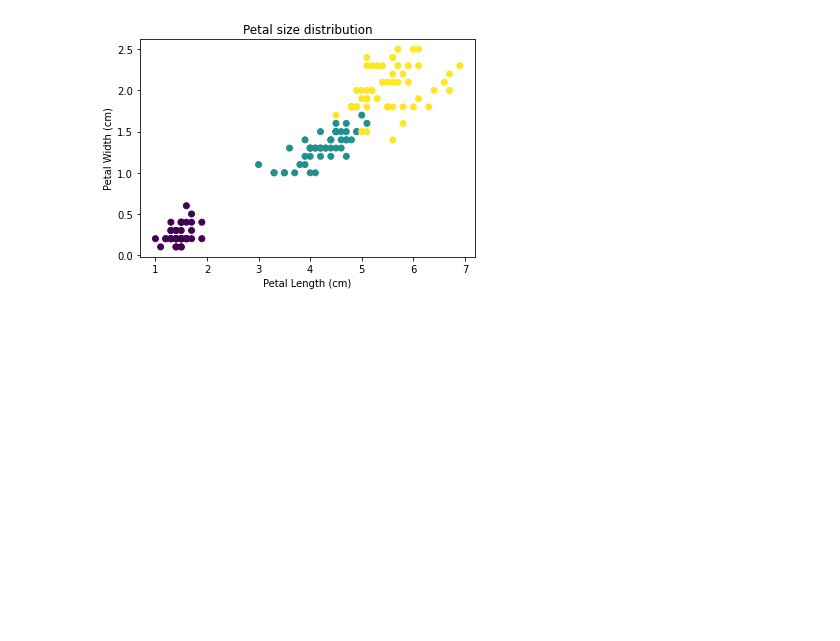
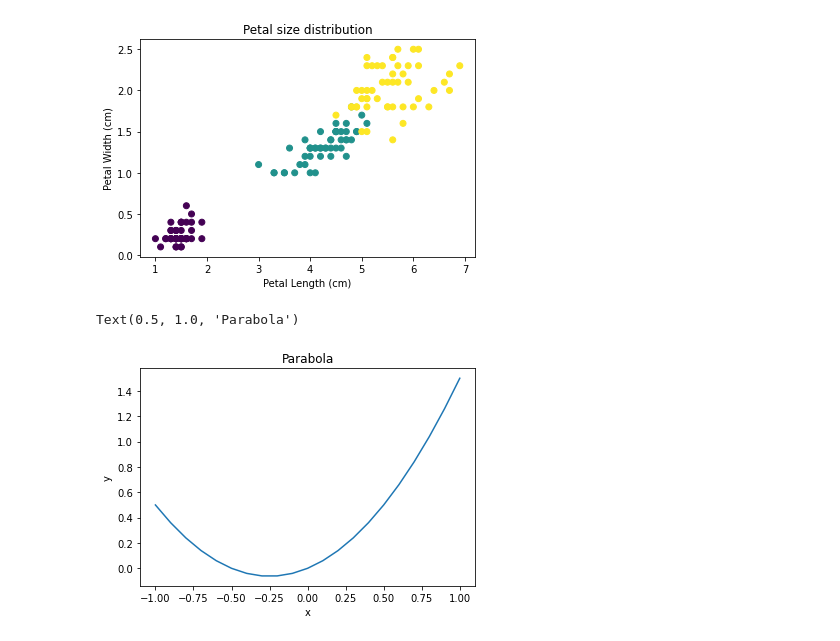
Before and after one commit to bmanek/MachineLearning, a Jupyter notebook: iris_dataset.ipynb, the cells around one changed output. Cells and saved outputs as stored; diff of their text form; code cells hidden in the pictures; blank space fills up the shorter version.

Commit message:
Add parabola and derivative functions

```diff
--- a/iris_dataset.ipynb
+++ b/iris_dataset.ipynb
@@ -37,3 +37,19 @@ plot.title('Petal size distribution')
 # %% [output]
 Text(0.5, 1.0, 'Petal size distribution')
 [figure]
+# %%
+def parabola(x):
+    return x**2 + x/2.0
+
+def derivative(x):
+  return 2*x + 0.5
+
+x = [i * 0.1 for i in range(-10, 11)]
+y = [parabola(xi) for xi in x]
+plot.plot(x, y)
+plot.xlabel('x')
+plot.ylabel('y')
+plot.title('Parabola')
+# %% [output]
+Text(0.5, 1.0, 'Parabola')
+[figure, added]
```
Also changed, not shown: parts of 1 cell of this notebook.
